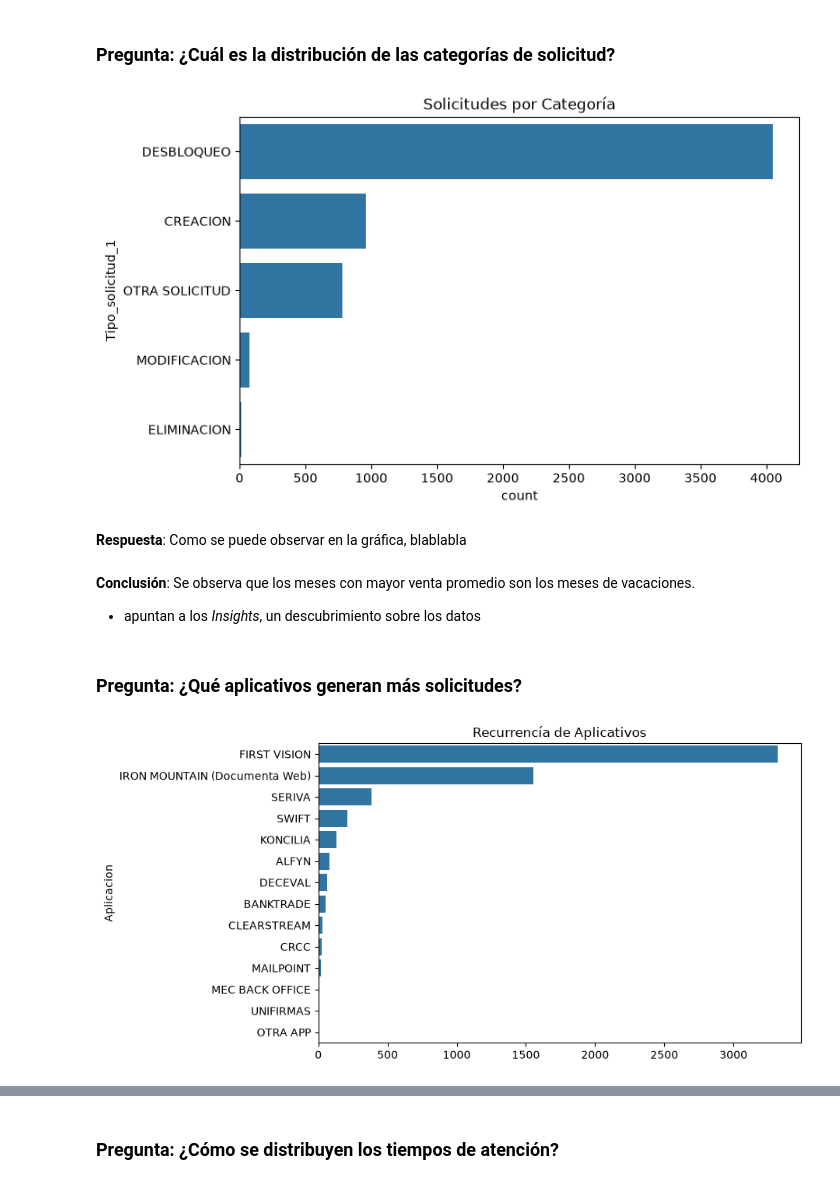
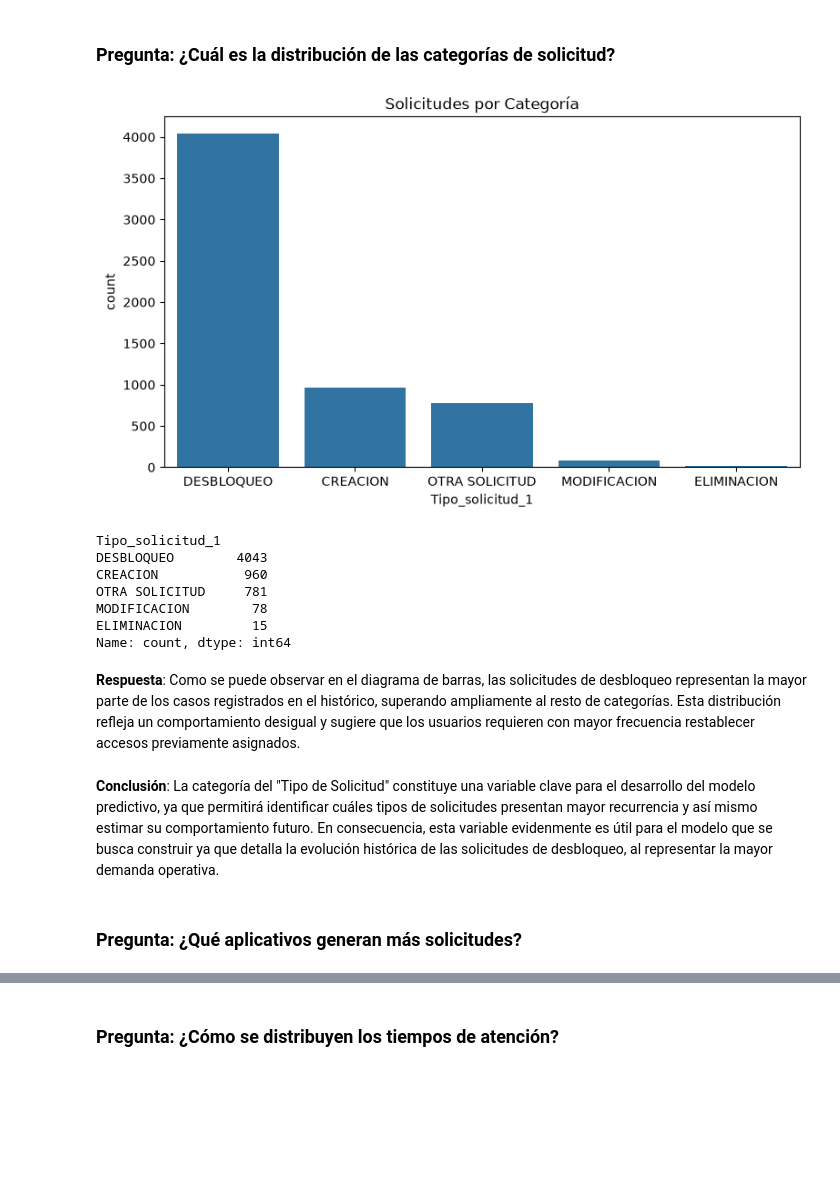
Before and after one commit to DiazJSC/AccesClean_proyecto, a Jupyter notebook: src/03_EDA.ipynb, the cells around one changed output, grey strips where cells are left out. Saved outputs shown, nothing was run; the diff lists cells and outputs as text; code cells hidden in the pictures; blank space fills up the shorter version.

```diff
--- a/src/03_EDA.ipynb
+++ b/src/03_EDA.ipynb
@@ -38,7 +38,7 @@ from scipy.stats import pearsonr
 cwd = os.getcwd() # current working directory
 trusted_dir = cwd + '/../data/trusted/'
 # %%
-df = pd.read_csv(trusted_dir + 'datos_limpios.csv')
+df = pd.read_csv(trusted_dir + 'datos_limpios.csv', parse_dates=["Fecha_apertura", "Fecha_cierre"])
 # %%
 df
 # %% [output]
@@ -98,26 +99,24 @@ df.describe(include="all")
 # %% [markdown]
 ### **Pregunta**: ¿Cuál es la distribución de las categorías de solicitud?
 # %%
-plt.figure(figsize=(8,5))
-orden = df["Tipo_solicitud_1"].value_counts().index
-sns.countplot(data=df,y="Tipo_solicitud_1",order=orden)
+plt.figure(figsize=(9,5))
+sns.countplot(data=df, x="Tipo_solicitud_1")
 plt.title("Solicitudes por Categoría")
 plt.show()
+
+df['Tipo_solicitud_1'].value_counts()
 # %% [output]
-[figure, old version]
+[figure, new version]
+Tipo_solicitud_1
+DESBLOQUEO        4043
+CREACION           960
+OTRA SOLICITUD     781
+MODIFICACION        78
+ELIMINACION         15
+Name: count, dtype: int64
 # %% [markdown]
-**Respuesta**: Como se puede observar en la gráfica, blablabla
+**Respuesta**: Como se puede observar en el diagrama de barras, las solicitudes de desbloqueo representan la mayor parte de los casos registrados en el histórico, superando ampliamente al resto de categorías. Esta distribución refleja un comportamiento desigual y sugiere que los usuarios requieren con mayor frecuencia restablecer accesos previamente asignados.
 # %% [markdown]
-**Conclusión**: Se observa que los meses con mayor venta promedio son los meses de vacaciones.
-- apuntan a los _Insights_, un descubrimiento sobre los datos
+**Conclusión**: La categoría del "Tipo de Solicitud" constituye una variable clave para el desarrollo del modelo predictivo, ya que permitirá identificar cuáles tipos de solicitudes presentan mayor recurrencia y así mismo estimar su comportamiento futuro. En consecuencia, esta variable evidenmente es útil para el modelo que se busca construir ya que detalla la evolución histórica de las solicitudes de desbloqueo, al representar la mayor demanda operativa.
 # %% [markdown]
 ### **Pregunta**: ¿Qué aplicativos generan más solicitudes?
-# %%
-top = (df["Aplicacion"].value_counts().head(15))
-
-plt.figure(figsize=(8,5))
-sns.barplot(x=top.values,y=top.index)
-plt.title("Recurrencía de Aplicativos")
-plt.show()
-# %% [output]
-[figure, removed]
```
Also changed, not shown: parts of 18 cells of this notebook, 2 other files.
